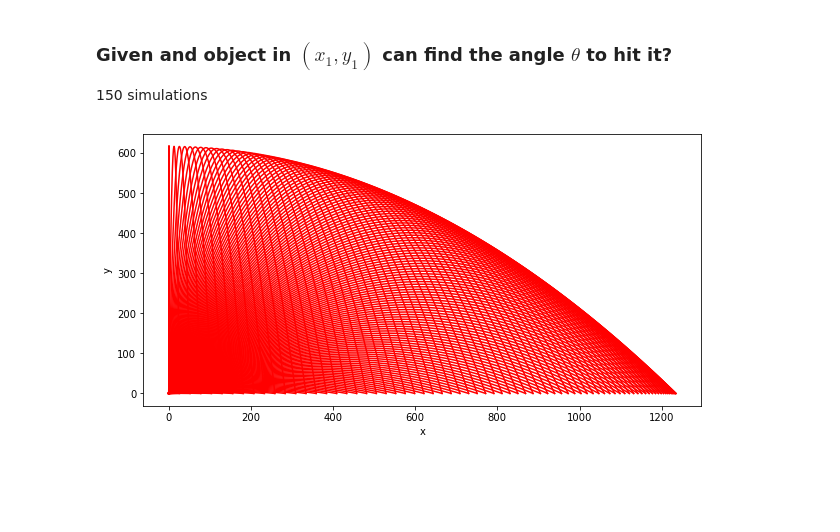
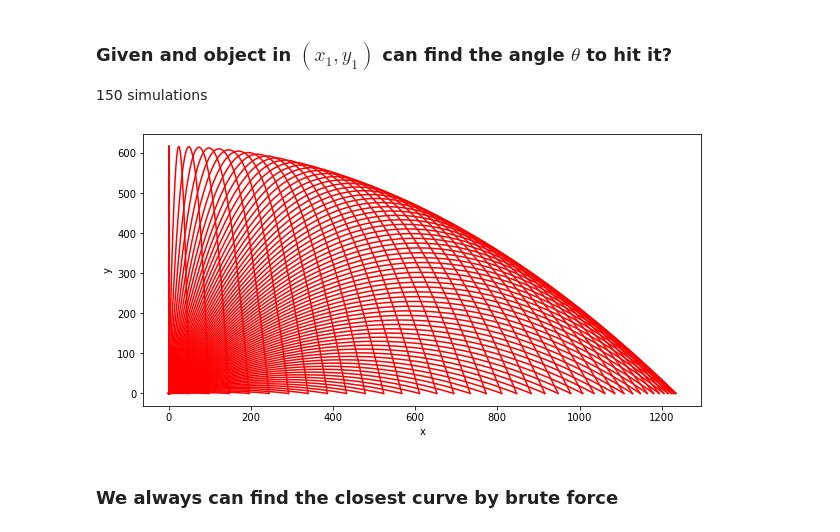
Before and after one commit to felipessalvatore/it, a Jupyter notebook: notebooks/4_ballistic_trajectories.ipynb, the cells around one changed output. Drawn from its saved outputs; the diff is of its cells as text; code cells hidden in the pictures; blank space fills up the shorter version.

```diff
--- a/notebooks/4_ballistic_trajectories.ipynb
+++ b/notebooks/4_ballistic_trajectories.ipynb
@@ -113,10 +113,11 @@ def run_exp(theta, vo, num_t):
 # %% [markdown]
 ### Experiment
 # %%
-theta1 = 45
-theta2 = 55
+theta1 = 10
+theta2 = 45
 theta3 = 65
-theta4 = 75
+theta4 = 80
+theta5 = 89
 num_t = 600
 v0 = mortar_vo
 
@@ -124,10 +125,11 @@ exp1 = run_exp(theta=theta1, vo=v0, num_t=num_t)
 exp2 = run_exp(theta=theta2, vo=v0, num_t=num_t)
 exp3 = run_exp(theta=theta3, vo=v0, num_t=num_t)
 exp4 = run_exp(theta=theta4, vo=v0, num_t=num_t)
+exp5 = run_exp(theta=theta5, vo=v0, num_t=num_t)
 
-thetas = [theta1, theta2, theta3, theta4]
-exps = [exp1, exp2, exp3, exp4]
-colors = ["r", "g", "b", "y"]
+thetas = [theta1, theta2, theta3, theta4, theta5]
+exps = [exp1, exp2, exp3, exp4, exp5]
+colors = ["r", "g", "b", "y", "k"]
 figsize=(10, 5)
 fig, ax = plt.subplots(figsize=figsize)
 
@@ -195,12 +201,16 @@ target = 824.12m | theta = 20.94 degrees
 ### Plots $R$ vs. $\theta$, and $y_{max}$ vs. $\theta$
 # %%
 v0 = mortar_vo
-thetas = np.linspace(0,90,500)
+thetas = np.linspace(0,90,10)
 Rs = []
 ymaxs = []
 
 for theta in thetas:
     R_exp = R(theta=theta, vo=v0)
     ymax_exp = ymax(theta=theta, vo=v0)
+    print(theta,R_exp/2, ymax_exp)
     Rs.append(R_exp)
     ymaxs.append(ymax_exp)
+
+Rs = np.array(Rs)
+ymaxs = np.array(ymaxs)
@@ -231,19 +268,21 @@ maximun: θ = 90.0 | y_max = 617.3
 
 150 simulations
 # %%
-n_sim = 150
+n_sim = 80
 thetas = np.linspace(0,90,n_sim)
 exps = [run_exp(theta=theta, vo=v0, num_t=num_t) for theta in thetas]
 colors = ["r"]*n_sim
 
 figsize=(10, 5)
 fig, ax = plt.subplots(figsize=figsize)
 
 for theta,exp,c in zip(thetas,exps, colors):
     suf = "_{:.0f}".format(theta)
     exp.add_suffix(suf).set_index("x"+suf)[["y"+suf]].plot(ax=ax, color=c);
 plt.xlabel('x');
 plt.ylabel('y');
 ax.get_legend().remove()
 # %% [output]
-[figure, old version]
+[figure, new version]
+# %% [markdown]
+### We always can find the closest curve by brute force
```
Also changed, not shown: parts of 10 cells of this notebook.
